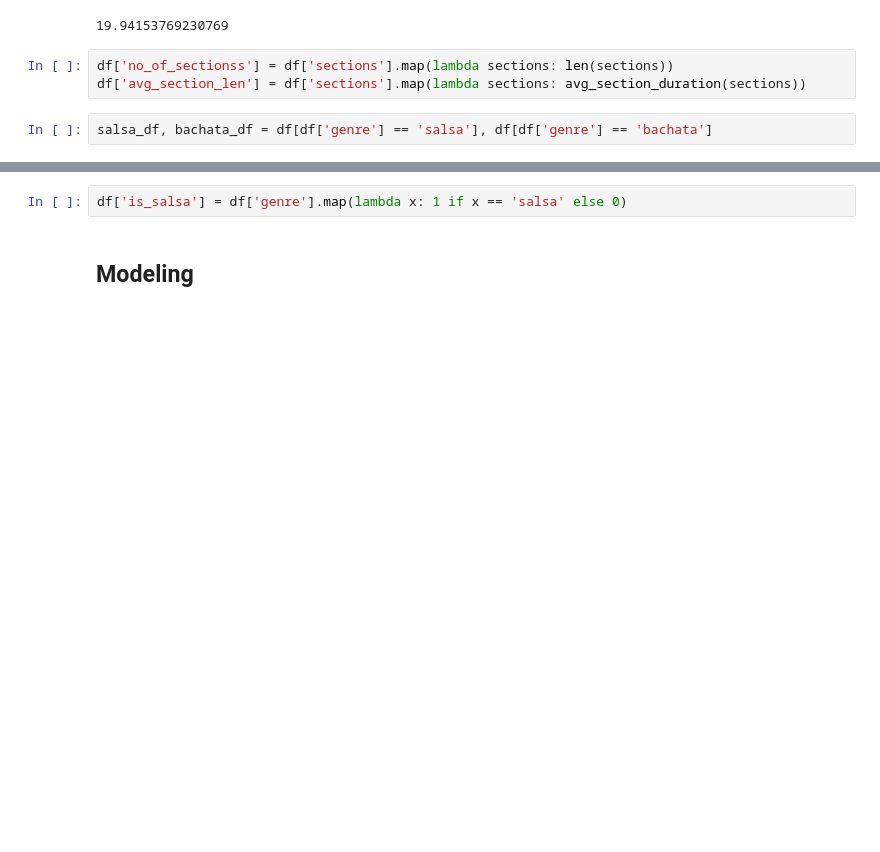
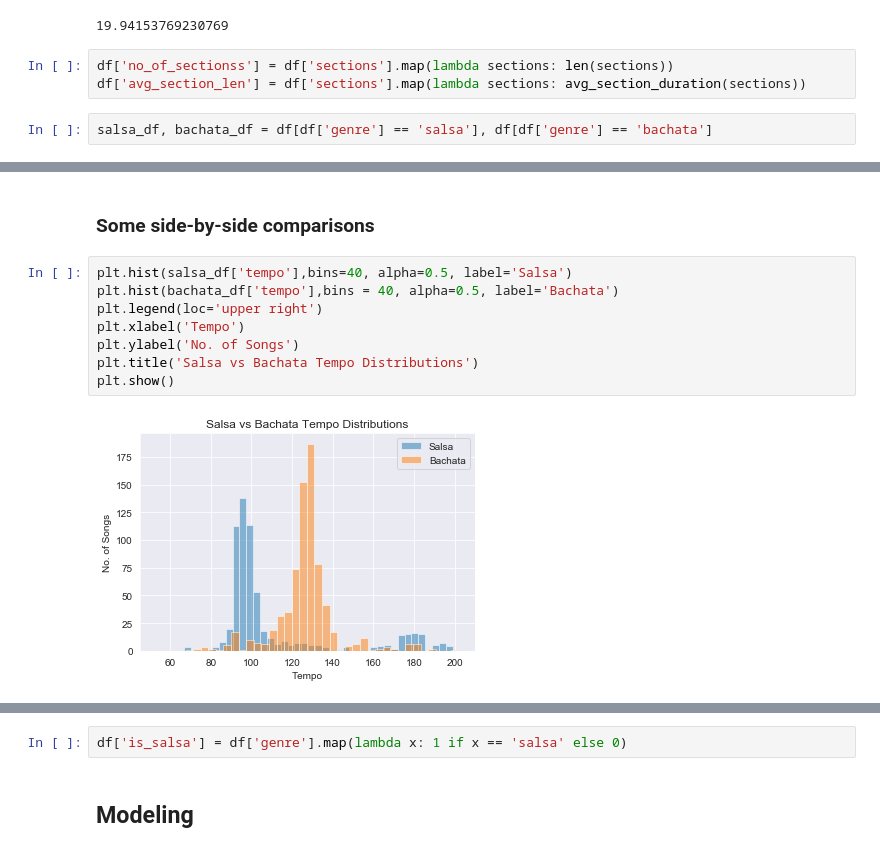
Before and after one commit to ayalasm/mod_5_project, a Jupyter notebook: Exploration.ipynb, the cells around one changed output, grey strips where cells are left out. Cells and saved outputs as stored; diff of their text form; blank space fills up the shorter version.

```diff
--- a/Exploration.ipynb
+++ b/Exploration.ipynb
@@ -313,0 +320,12 @@ bachata_df.hist(figsize=(12,10),label='Bachata track attributes');
+# %% [markdown]
+### Some side-by-side comparisons
+# %%
+plt.hist(salsa_df['tempo'],bins=40, alpha=0.5, label='Salsa')
+plt.hist(bachata_df['tempo'],bins = 40, alpha=0.5, label='Bachata')
+plt.legend(loc='upper right')
+plt.xlabel('Tempo')
+plt.ylabel('No. of Songs')
+plt.title('Salsa vs Bachata Tempo Distributions')
+plt.show()
+# %% [output]
+[figure, added]
```
Also changed, not shown: parts of 44 cells of this notebook.
